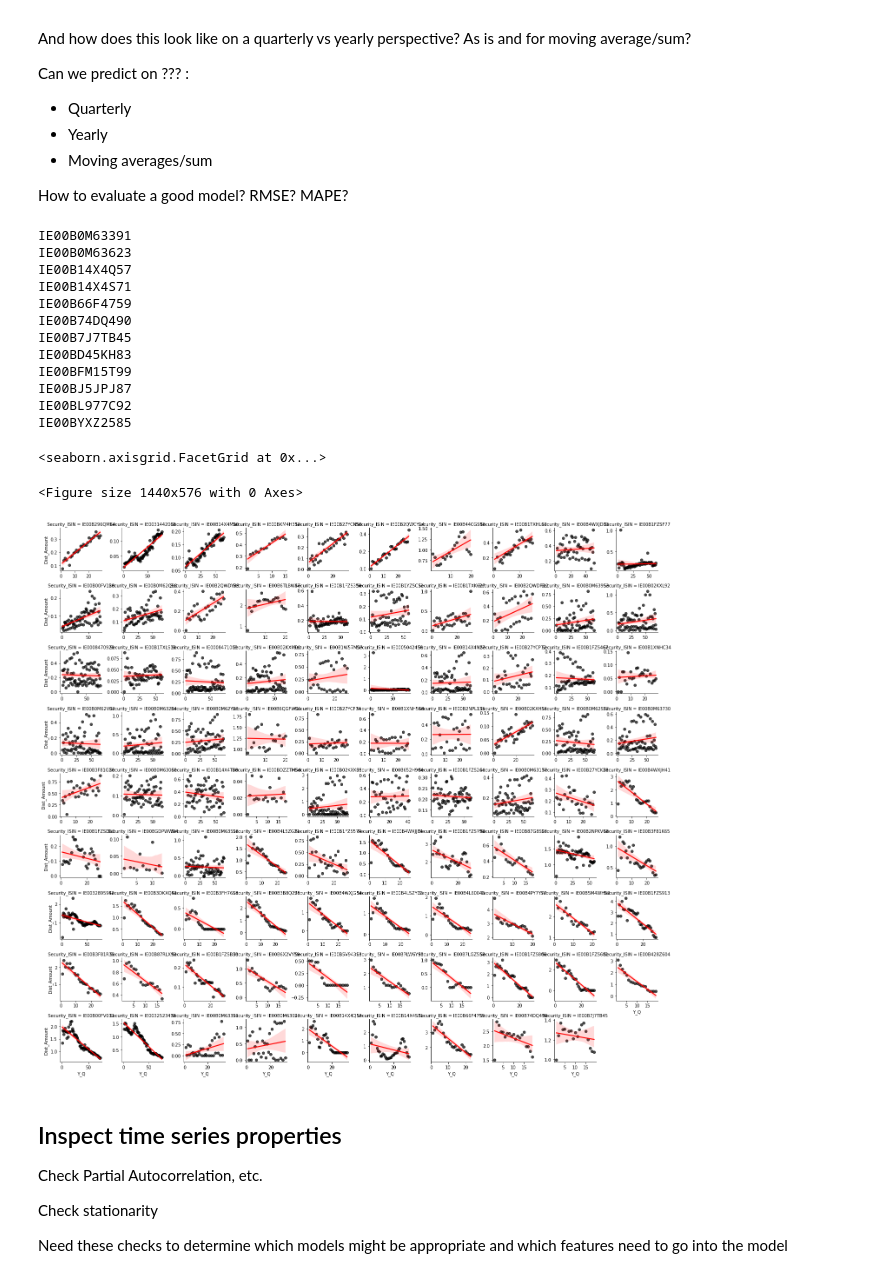
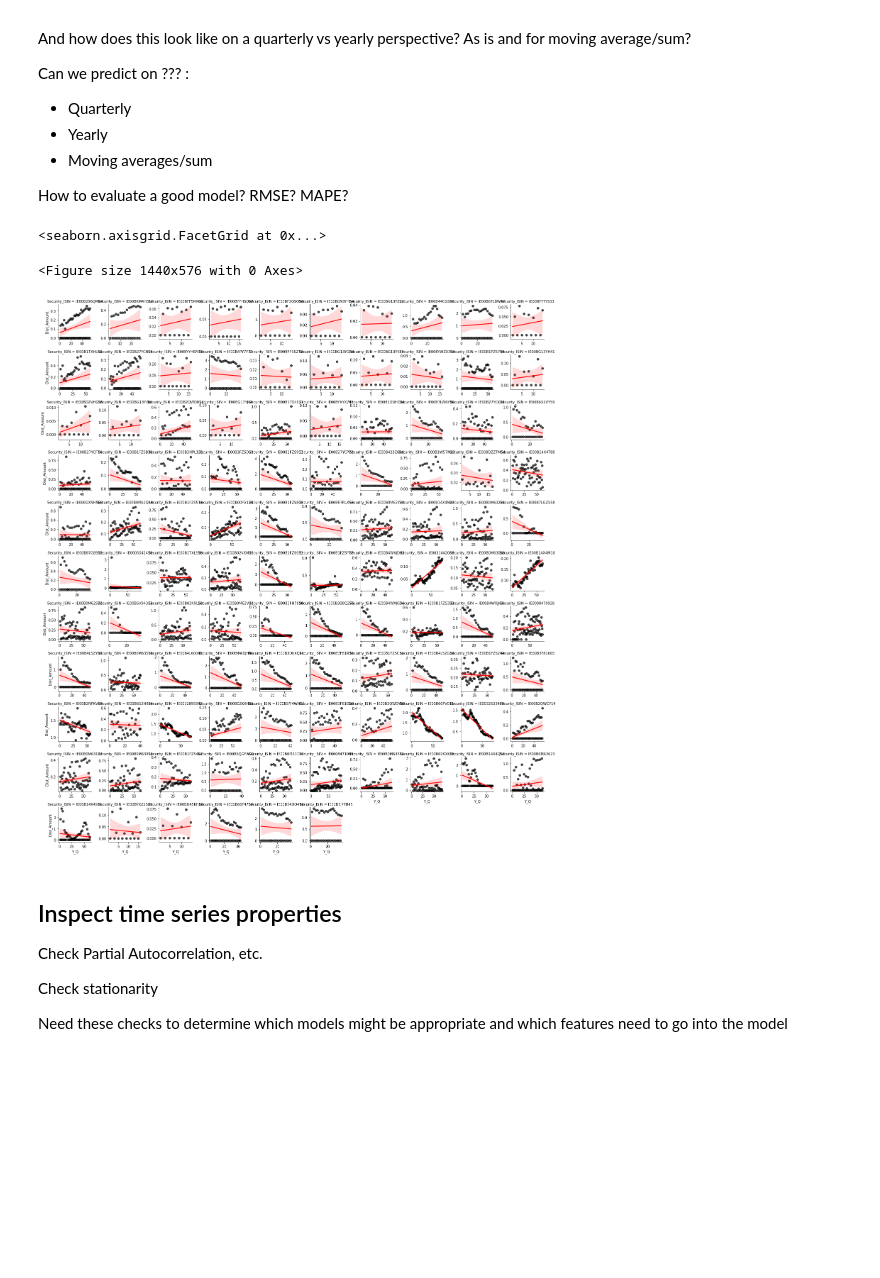
Before and after one commit to Mebbel/PortfolioManagement, a Jupyter notebook: _C011_Predict_Distributions_TopDown.ipynb, the cells around one changed output. Drawn from its saved outputs; the diff is of its cells as text; code cells hidden in the pictures; blank space fills up the shorter version.

```diff
--- a/_C011_Predict_Distributions_TopDown.ipynb
+++ b/_C011_Predict_Distributions_TopDown.ipynb
@@ -212,3 +212,31 @@ df_temp.head()
 | 2 | IE0005042456 | 2001-01-01 | 2001 | 0.0188 |
 | 3 | IE0005042456 | 2001-04-01 | 2001 | 0.1014 |
 | 4 | IE0005042456 | 2001-07-01 | 2001 | 0.0443 |
+# %%
+# Extend DF by missing quarters.
+# ETF-products that distribute only every second quarter, will not have an observation for every other quarter.
+# Need to fill that with 0s.
+
+# Calculate min and max dates per isin
+df_expand = df_temp.groupby(['Security_ISIN']).agg({'Y_Q':['min', 'max']}).reset_index()
+
+# expand dates
+df_check_ = pd.DataFrame()
+
+for i, row in df_expand.iterrows():
+    # Shift by one day, as this function returns last day in quarter, and function further up returned first day in new quarter
+    i_range = pd.date_range(row[('Y_Q', 'min')], row[('Y_Q', 'max')], freq='Q') + timedelta(days=1)
+    isin_i = row['Security_ISIN']
+    df_range = pd.DataFrame(data={'Y_Q': i_range})
+    df_range['Security_ISIN'] = isin_i[0]
+    df_check_ = df_check_.append(df_range)
+
+df_temp_exp = (
+    df_check_.
+    join(df_temp.set_index(['Security_ISIN', 'Y_Q']), on = ['Security_ISIN', 'Y_Q'])
+)
+
+# Fill NA values
+df_temp_exp['Year'] = df_temp_exp.Y_Q.dt.year
+df_temp_exp = df_temp_exp.fillna(value={'Dist_Amount':0})
+df_temp_exp.describe()
@@ -245,7 +286,7 @@ import scipy.stats
 
 
 # replace timestampe Y_Q with counter so that poly_fit can work
-df_plot = df_temp.copy()
+df_plot = df_temp_exp.copy()
 df_plot['Y_Q'] = df_plot.groupby('Security_ISIN').cumcount() + 1
 
 # Filter to securities with at least 3 years of data, i.e. Y_Q > 12
@@ -257,50 +298,38 @@ df_plot = df_plot[df_plot.Security_ISIN.isin(df_plot_filter.Security_ISIN)]
 # Sort ISINS by highest correlation to benchmark isin
 isin_bench = "IE00B296QM64"
 isin_list = df_temp.Security_ISIN.unique()
 isin_dict = {}
 
-df_bench = df_temp[df_temp.Security_ISIN == isin_bench][['Y_Q', 'Dist_Amount']].rename(columns = {'Dist_Amount': 'Dist_Bench'})
+df_bench = df_temp_exp[df_temp_exp.Security_ISIN == isin_bench][['Y_Q', 'Dist_Amount']].rename(columns = {'Dist_Amount': 'Dist_Bench'})
 
 
 for isin_i in isin_list:
 
     try:
-        df_i = df_temp[df_temp.Security_ISIN == isin_i][['Y_Q', 'Dist_Amount']]
+        df_i = df_temp_exp[df_temp_exp.Security_ISIN == isin_i][['Y_Q', 'Dist_Amount']]
 
         df_i = df_bench.join(df_i.set_index(['Y_Q']), on = 'Y_Q', how = 'inner')
 
         isin_dict[isin_i] = [scipy.stats.pearsonr(df_i.Dist_Bench, df_i.Dist_Amount)[0]]
     except:
         print(isin_i)
 
 df_sort = pd.DataFrame.from_dict(isin_dict)
 df_sort = pd.DataFrame(df_sort.loc[0,])
 df_sort.reset_index(inplace = True)
 df_sort.columns = ['Security_ISIN', 'Cor']
 df_plot = df_plot.join(df_sort.set_index('Security_ISIN'), on = 'Security_ISIN', how = 'left').sort_values(['Cor', 'Y_Q'], ascending = [False, True])
 
 
 # # # Draw the graph
 fig = plt.figure(figsize=(20, 8))
 
 g = sns.FacetGrid(df_plot, col="Security_ISIN", col_wrap=10, height=2, sharey=False, sharex=False)
 g.map(sns.regplot, "Y_Q", "Dist_Amount", order=1, scatter_kws={"color": "black", "alpha": 0.7}, color = "red")
 # %% [output]
-IE00B0M63391
-IE00B0M63623
-IE00B14X4Q57
-IE00B14X4S71
-IE00B66F4759
-IE00B74DQ490
-IE00B7J7TB45
-IE00BD45KH83
-IE00BFM15T99
-IE00BJ5JPJ87
-IE00BL977C92
-IE00BYXZ2585
+<seaborn.axisgrid.FacetGrid at 0x...>
-<seaborn.axisgrid.FacetGrid at 0x...>
+<Figure size 1440x576 with 0 Axes>
-<Figure size 1440x576 with 0 Axes>
-[figure, old version]
+[figure, new version]
 # %% [markdown]
 ## Inspect time series properties
 
```
Also changed, not shown: parts of 14 cells of this notebook, 1 other file.
